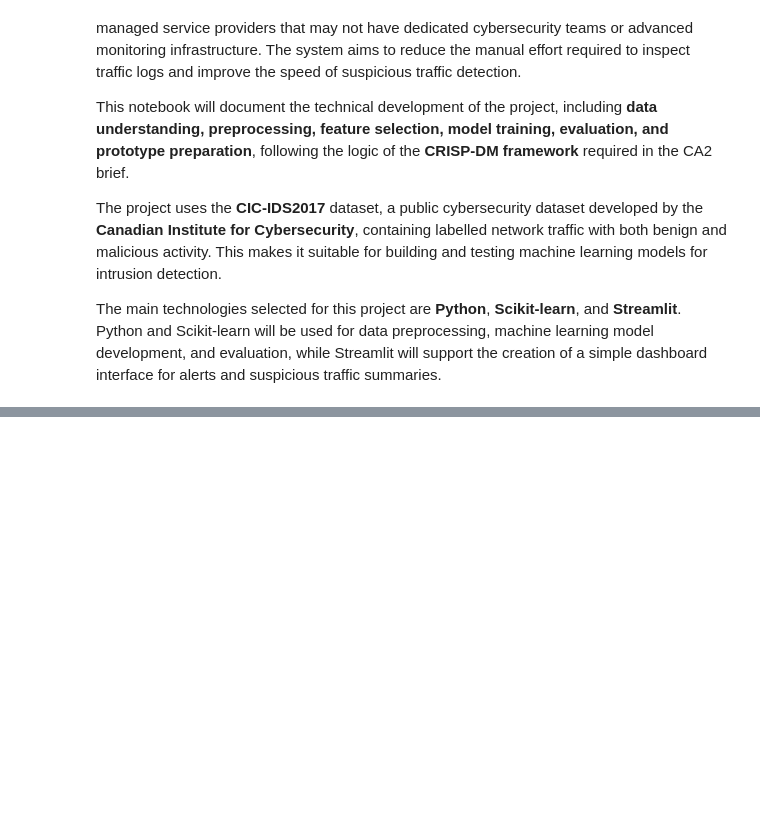
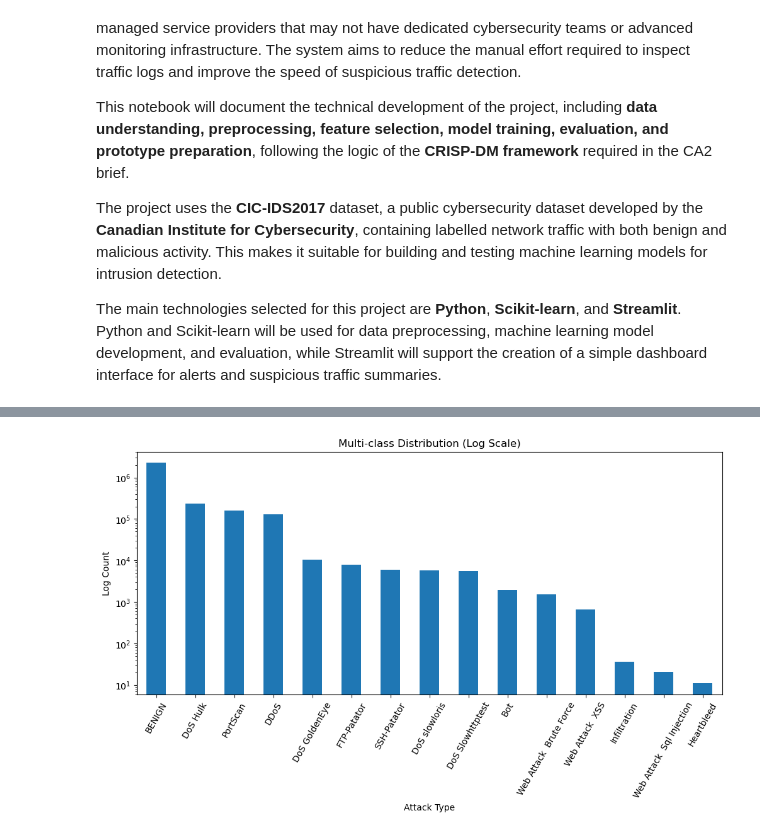
Before and after one commit to Thiago2022161/IDS-CA2-Thiago, a Jupyter notebook: IDS_CA2.ipynb, the cells around one changed output, grey strips where cells are left out. Drawn from its saved outputs; the diff is of its cells as text; code cells hidden in the pictures; blank space fills up the shorter version.

```diff
--- a/IDS_CA2.ipynb
+++ b/IDS_CA2.ipynb
@@ -26,0 +49,25 @@ The main technologies selected for this project are **Python**, **Scikit-learn**
+# %%
+import pandas as pd
+import glob
+
+# Load all CICIDS2017 CSV files from the dataset folder
+files = glob.glob("Datasets/CICIDS2017/*.csv")
+
+# Read each CSV file and store them in a list of dataframes
+df_list = [pd.read_csv(f) for f in files]
+
+# Merge all source files into a single unified dataframe
+df = pd.concat(df_list, ignore_index=True)
+
+# Remove leading/trailing spaces from column names
+df.columns = df.columns.str.strip()
+
+# Clean non-ASCII characters and extra spaces from string columns
+df = df.apply(
+    lambda x: x.str.replace(r'[^\x00-\x7F]+', '', regex=True).str.strip()
+    if x.dtype == "object" else x
+)
+
+# Display basic information about the merged dataset
+print("Number of files loaded:", len(files))
+print("Dataset shape:", df.shape)
@@ -26,0 +318,12 @@ The main technologies selected for this project are **Python**, **Scikit-learn**
+# %%
+df['Label'].value_counts().plot(kind='bar', figsize=(12,5))
+
+plt.yscale('log')  # KEY CHANGE
+
+plt.title("Multi-class Distribution (Log Scale)")
+plt.xlabel("Attack Type")
+plt.ylabel("Log Count")
+plt.xticks(rotation=60)
+plt.show()
+# %% [output]
+[figure, added]
```
Also changed, not shown: parts of 50 cells of this notebook.
